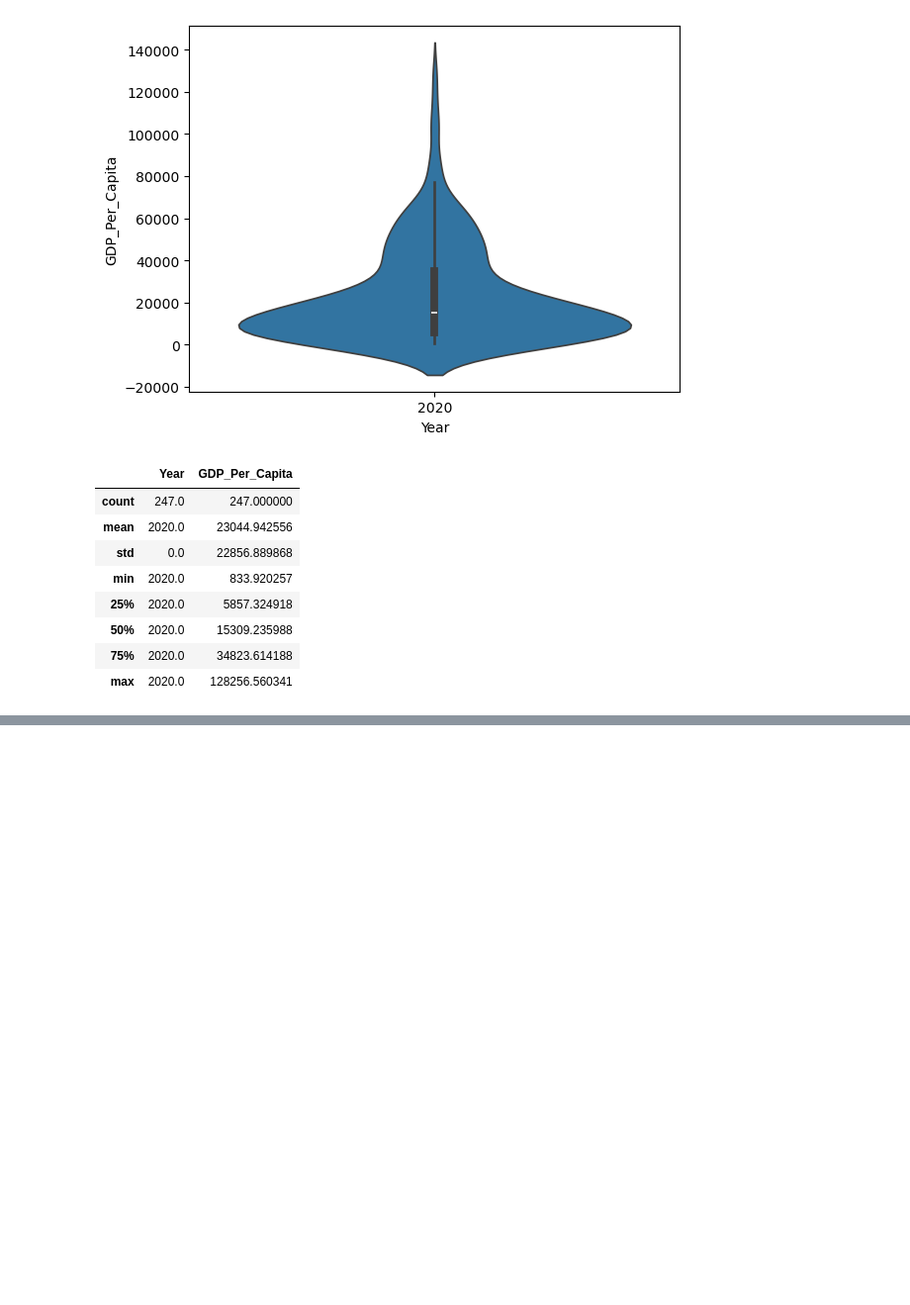
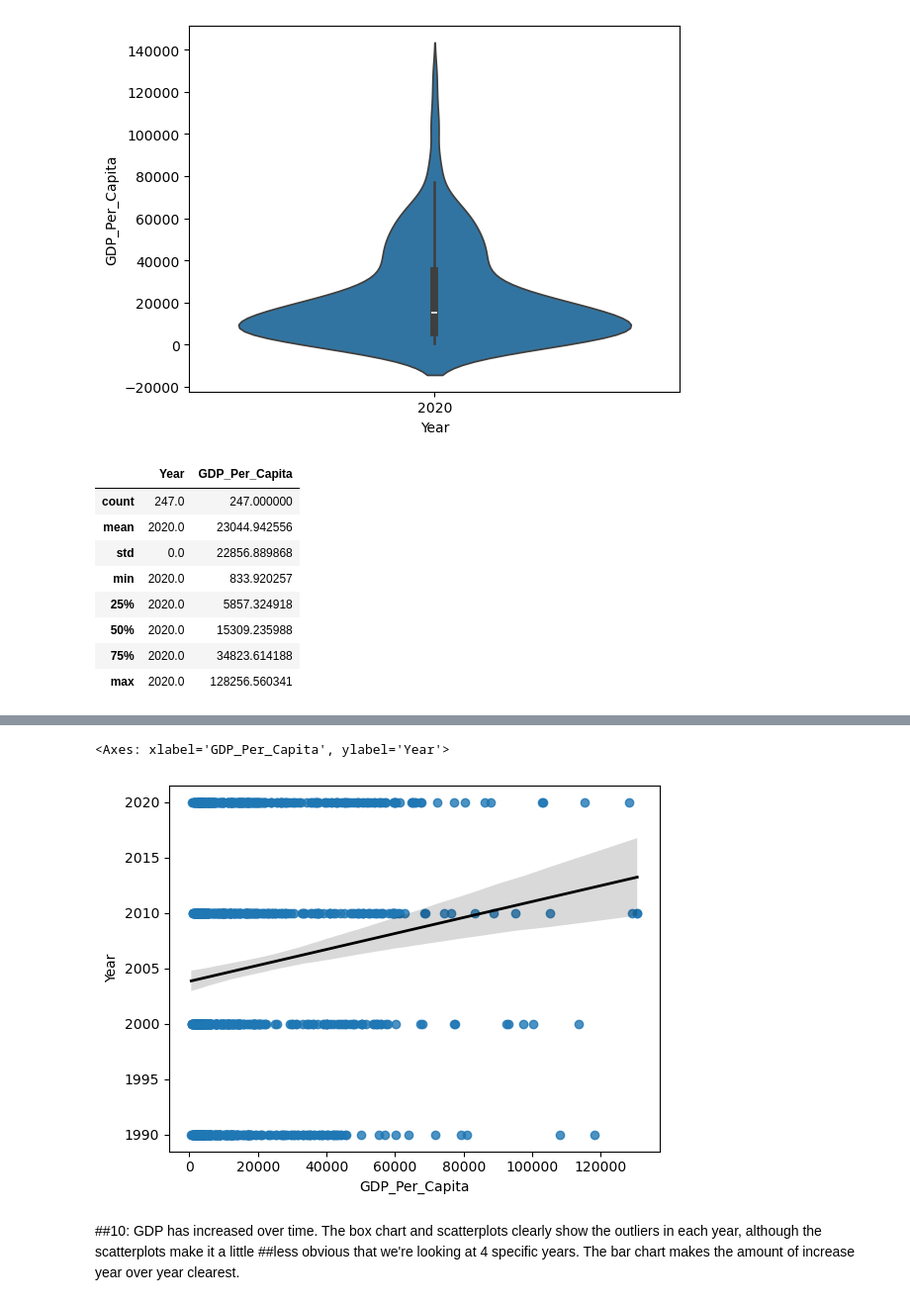
Before and after one commit to NSS-Full-Time-Data-Analytics-16/un-project-JLRoselle, a Jupyter notebook: notebooks/UN_Project.ipynb, the cells around one changed output, grey strips where cells are left out. Shown at 99% size. Cells and saved outputs as stored; diff of their text form; code cells hidden in the pictures; blank space fills up the shorter version.

```diff
--- a/notebooks/UN_Project.ipynb
+++ b/notebooks/UN_Project.ipynb
@@ -221,0 +255,12 @@ gdp2020.describe()
+# %%
+
+sns.regplot(
+    x=gdp_decades["GDP_Per_Capita"],
+    y=gdp_decades["Year"],
+    line_kws={"color": "black", "linewidth":2})
+# %% [output]
+<Axes: xlabel='GDP_Per_Capita', ylabel='Year'>
+[figure, added]
+# %% [markdown]
+##10: GDP has increased over time. The box chart and scatterplots clearly show the outliers in each year, although the scatterplots make it a little
+##less obvious that we're looking at 4 specific years. The bar chart makes the amount of increase year over year clearest.
```
Also changed, not shown: parts of 12 cells of this notebook.
